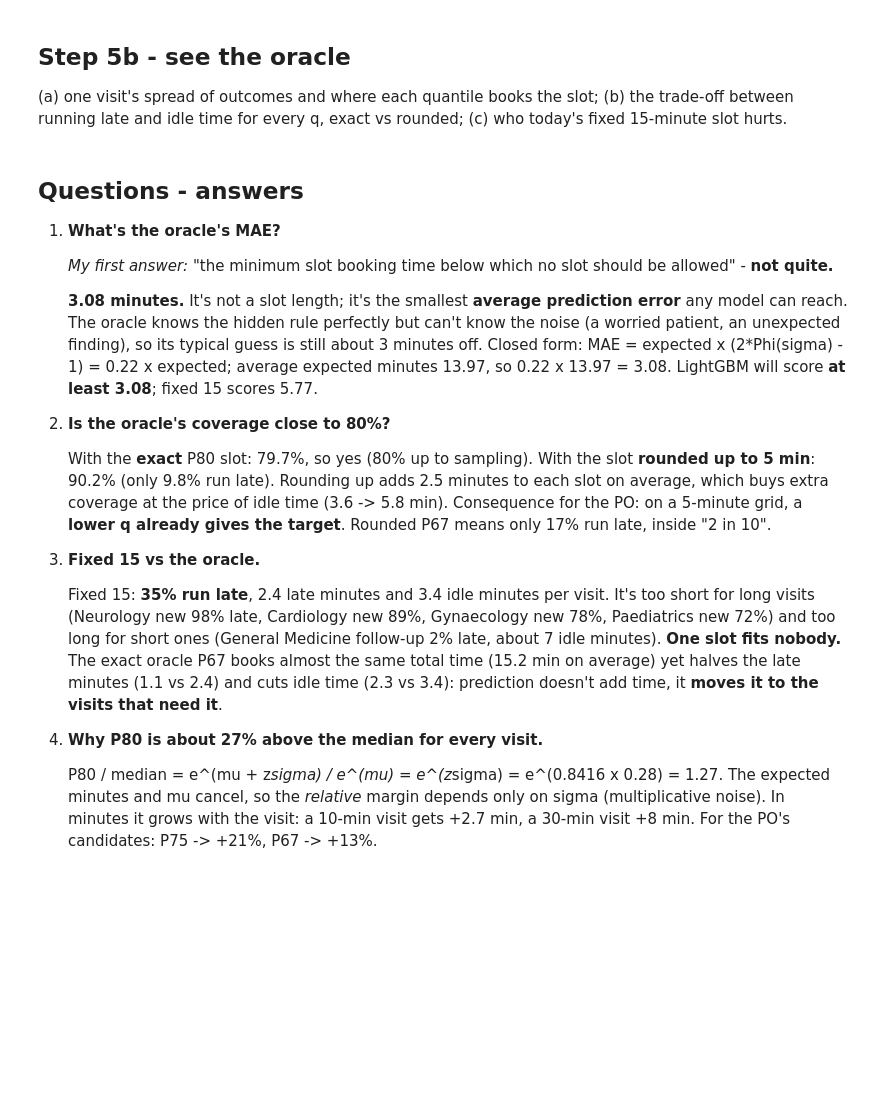
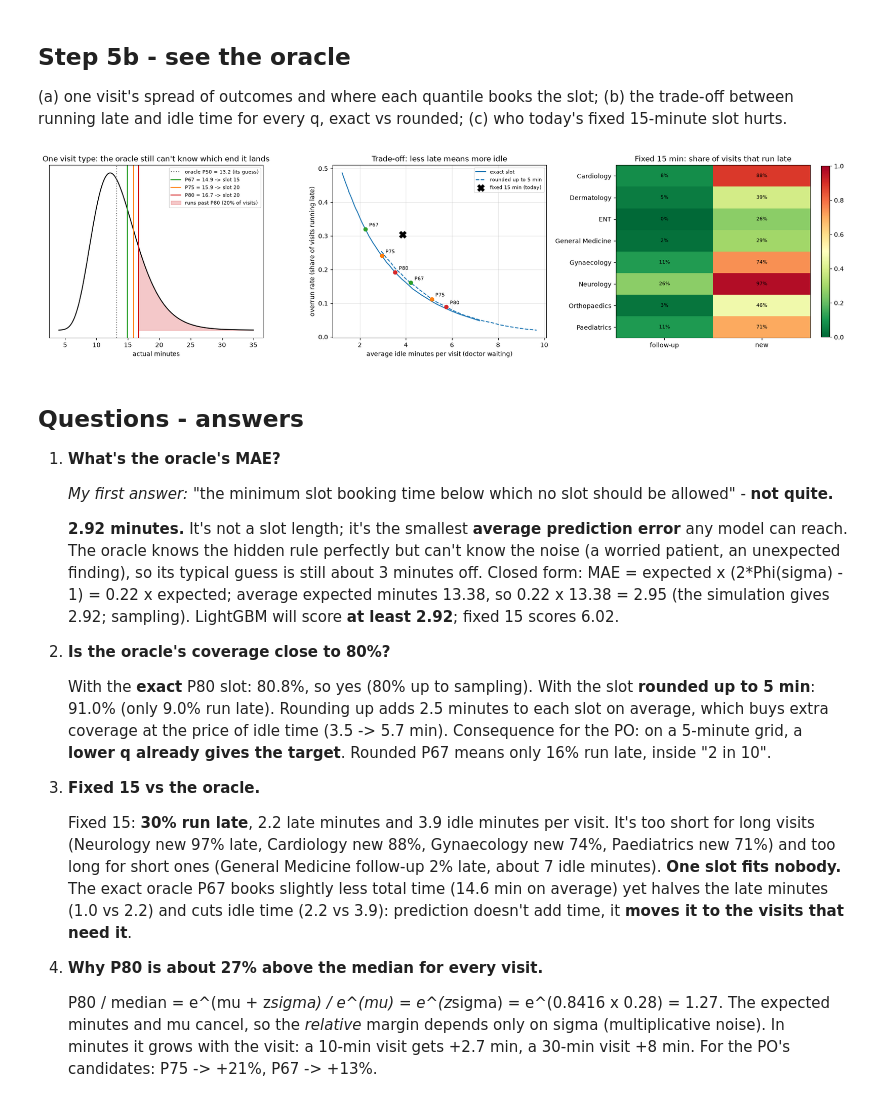
Before and after one commit to rocksolid911/slot-pred-using-lightGBM-XGBoost, a Jupyter notebook: notebooks/A02_simulator.ipynb, the cells around one changed output. Drawn from its saved outputs; the diff is of its cells as text; code cells hidden in the pictures; blank space fills up the shorter version.

```diff
--- a/notebooks/A02_simulator.ipynb
+++ b/notebooks/A02_simulator.ipynb
@@ -257,36 +256,38 @@ qs = np.linspace(0.50, 0.95, 46)
 for rounded, style in [(False, "-"), (True, "--")]:
     pts = []
     for q in qs:
         slot = test["expected_minutes"] * np.exp(mu + norm.ppf(q) * sigma)
         if rounded:
             slot = np.ceil(slot / 5) * 5
         pts.append(((slot - y).clip(lower=0).mean(), (y > slot).mean()))
     pts = np.array(pts)
     ax.plot(pts[:, 0], pts[:, 1], style, color="tab:blue", label="rounded up to 5 min" if rounded else "exact slot")
     for q in Q_CANDIDATES:
         i = np.argmin(abs(qs - q))
         ax.scatter(*pts[i], color=colours[q], zorder=3)
         ax.annotate(f"P{round(q*100)}", pts[i], textcoords="offset points", xytext=(6, 4), fontsize=8)
 ax.scatter((15 - y).clip(lower=0).mean(), (y > 15).mean(), marker="X", s=120, color="black", zorder=3, label="fixed 15 min (today)")
 ax.set_xlabel("average idle minutes per visit (doctor waiting)")
 ax.set_ylabel("overrun rate (share of visits running late)")
 ax.set_title("Trade-off: less late means more idle")
 ax.legend(fontsize=8); ax.grid(alpha=0.3)
 
 # (c) Who the fixed 15-minute slot hurts
 ax = axes[2]
 overrun_15 = (test.assign(overran=y > 15).groupby(["department", "visit_type"])["overran"].mean()
-                  .unstack()[["follow-up", "review", "new"]])
+                  .unstack()[["follow-up", "new"]])
 im = ax.imshow(overrun_15.values, cmap="RdYlGn_r", vmin=0, vmax=1, aspect="auto")
-ax.set_xticks(range(3), overrun_15.columns); ax.set_yticks(range(len(overrun_15)), overrun_15.index)
+ax.set_xticks(range(overrun_15.shape[1]), overrun_15.columns); ax.set_yticks(range(len(overrun_15)), overrun_15.index)
 for i in range(overrun_15.shape[0]):
-    for j in range(3):
+    for j in range(overrun_15.shape[1]):
         ax.text(j, i, f"{overrun_15.values[i, j]:.0%}", ha="center", va="center", fontsize=8)
 ax.set_title("Fixed 15 min: share of visits that run late")
 plt.colorbar(im, ax=ax, fraction=0.04)
 
 plt.tight_layout()
 plt.show()
+# %% [output]
+[figure, added]
 # %% [markdown]
 ## Questions - answers
 
@@ -294,15 +295,15 @@ plt.show()
 
    *My first answer:* "the minimum slot booking time below which no slot should be allowed" - **not quite.**
 
-   **3.08 minutes.** It's not a slot length; it's the smallest **average prediction error** any model can reach. The oracle knows the hidden rule perfectly but can't know the noise (a worried patient, an unexpected finding), so its typical guess is still about 3 minutes off. Closed form: MAE = expected x (2*Phi(sigma) - 1) = 0.22 x expected; average expected minutes 13.97, so 0.22 x 13.97 = 3.08. LightGBM will score **at least 3.08**; fixed 15 scores 5.77.
+   **2.92 minutes.** It's not a slot length; it's the smallest **average prediction error** any model can reach. The oracle knows the hidden rule perfectly but can't know the noise (a worried patient, an unexpected finding), so its typical guess is still about 3 minutes off. Closed form: MAE = expected x (2*Phi(sigma) - 1) = 0.22 x expected; average expected minutes 13.38, so 0.22 x 13.38 = 2.95 (the simulation gives 2.92; sampling). LightGBM will score **at least 2.92**; fixed 15 scores 6.02.
 
 2. **Is the oracle's coverage close to 80%?**
 
-   With the **exact** P80 slot: 79.7%, so yes (80% up to sampling). With the slot **rounded up to 5 min**: 90.2% (only 9.8% run late). Rounding up adds 2.5 minutes to each slot on average, which buys extra coverage at the price of idle time (3.6 -> 5.8 min). Consequence for the PO: on a 5-minute grid, a **lower q already gives the target**. Rounded P67 means only 17% run late, inside "2 in 10".
+   With the **exact** P80 slot: 80.8%, so yes (80% up to sampling). With the slot **rounded up to 5 min**: 91.0% (only 9.0% run late). Rounding up adds 2.5 minutes to each slot on average, which buys extra coverage at the price of idle time (3.5 -> 5.7 min). Consequence for the PO: on a 5-minute grid, a **lower q already gives the target**. Rounded P67 means only 16% run late, inside "2 in 10".
 
 3. **Fixed 15 vs the oracle.**
 
-   Fixed 15: **35% run late**, 2.4 late minutes and 3.4 idle minutes per visit. It's too short for long visits (Neurology new 98% late, Cardiology new 89%, Gynaecology new 78%, Paediatrics new 72%) and too long for short ones (General Medicine follow-up 2% late, about 7 idle minutes). **One slot fits nobody.** The exact oracle P67 books almost the same total time (15.2 min on average) yet halves the late minutes (1.1 vs 2.4) and cuts idle time (2.3 vs 3.4): prediction doesn't add time, it **moves it to the visits that need it**.
+   Fixed 15: **30% run late**, 2.2 late minutes and 3.9 idle minutes per visit. It's too short for long visits (Neurology new 97% late, Cardiology new 88%, Gynaecology new 74%, Paediatrics new 71%) and too long for short ones (General Medicine follow-up 2% late, about 7 idle minutes). **One slot fits nobody.** The exact oracle P67 books slightly less total time (14.6 min on average) yet halves the late minutes (1.0 vs 2.2) and cuts idle time (2.2 vs 3.9): prediction doesn't add time, it **moves it to the visits that need it**.
 
 4. **Why P80 is about 27% above the median for every visit.**
 
```
Also changed, not shown: parts of 9 cells of this notebook, 41 other files.
